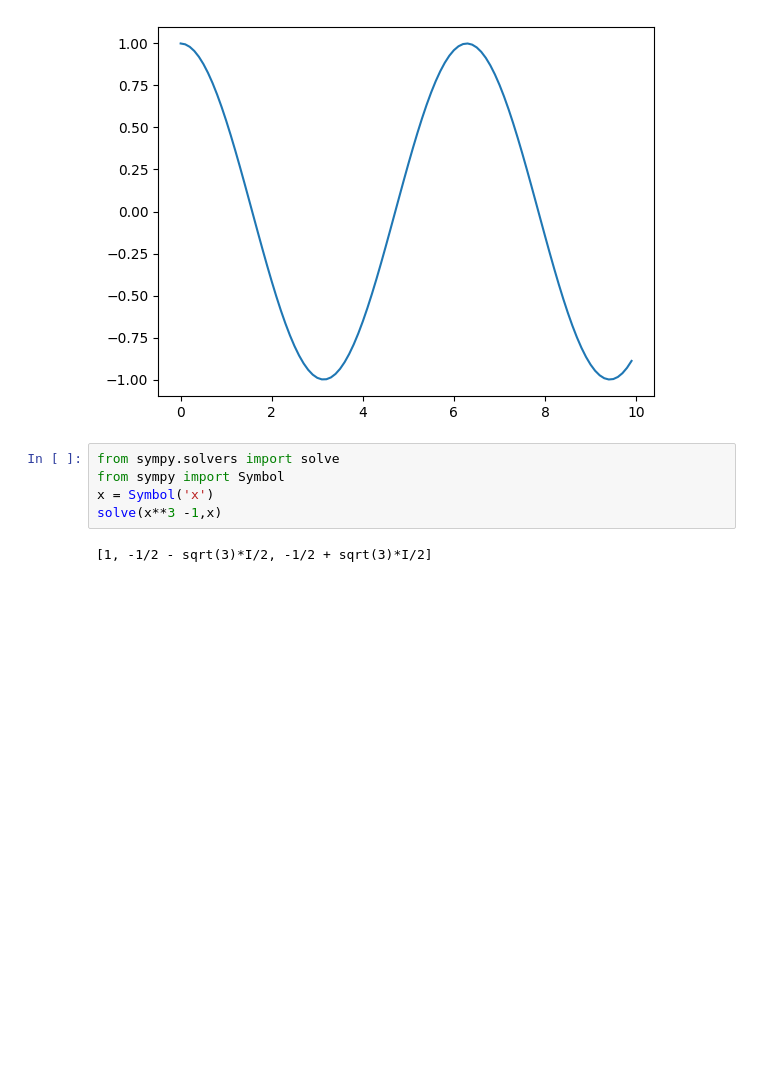
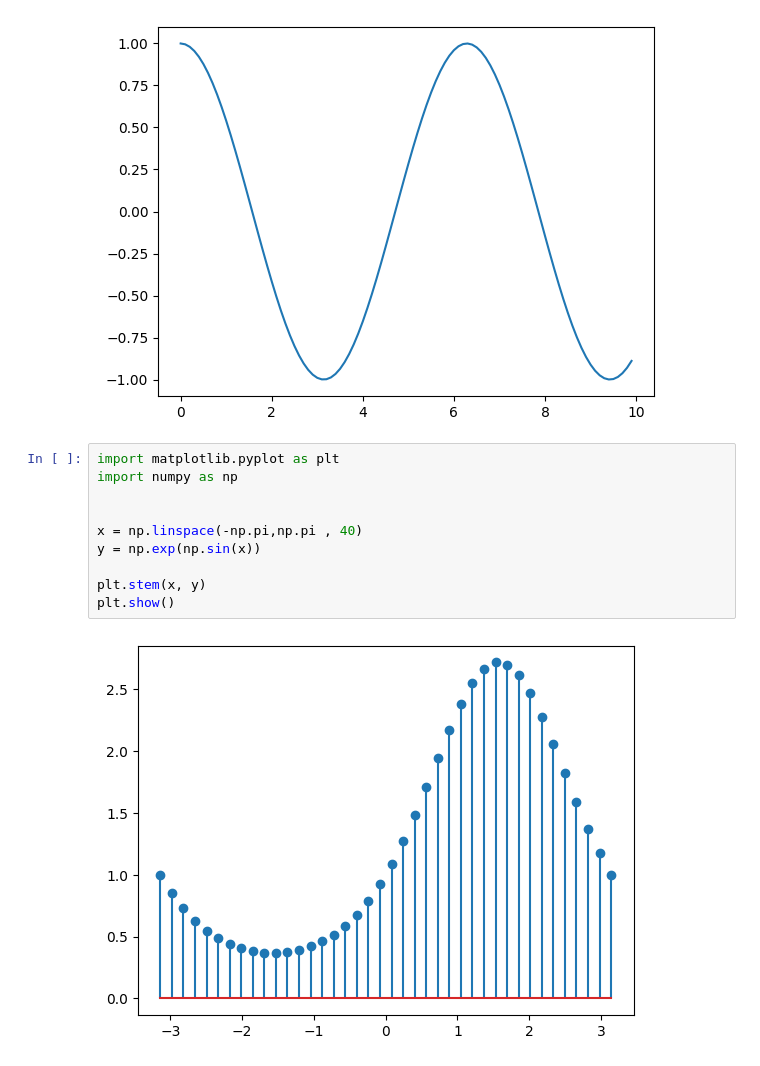
Before and after one commit to akib35/2-2dsp, a Jupyter notebook: test.ipynb, the cells around one changed output. Saved outputs shown, nothing was run; the diff lists cells and outputs as text; blank space fills up the shorter version.

```diff
--- a/test.ipynb
+++ b/test.ipynb
@@ -54,10 +54,15 @@ print(amplitude)
  -0.91113026 -0.9477216  -0.97484362 -0.99222533 -0.99969304 -0.99717216
  -0.98468786 -0.96236488 -0.93042627 -0.88919115]
 [figure]
-# %%
-from sympy.solvers import solve
-from sympy import Symbol
-x = Symbol('x')
-solve(x**3 -1,x)
-# %% [output]
-[1, -1/2 - sqrt(3)*I/2, -1/2 + sqrt(3)*I/2]
+# %%
+import matplotlib.pyplot as plt
+import numpy as np
+
+
+x = np.linspace(-np.pi,np.pi , 40)
+y = np.exp(np.sin(x))
+
+plt.stem(x, y)
+plt.show()
+# %% [output]
+[figure, added]
```
Also changed, not shown: parts of 2 cells of this notebook, 2 other files.
